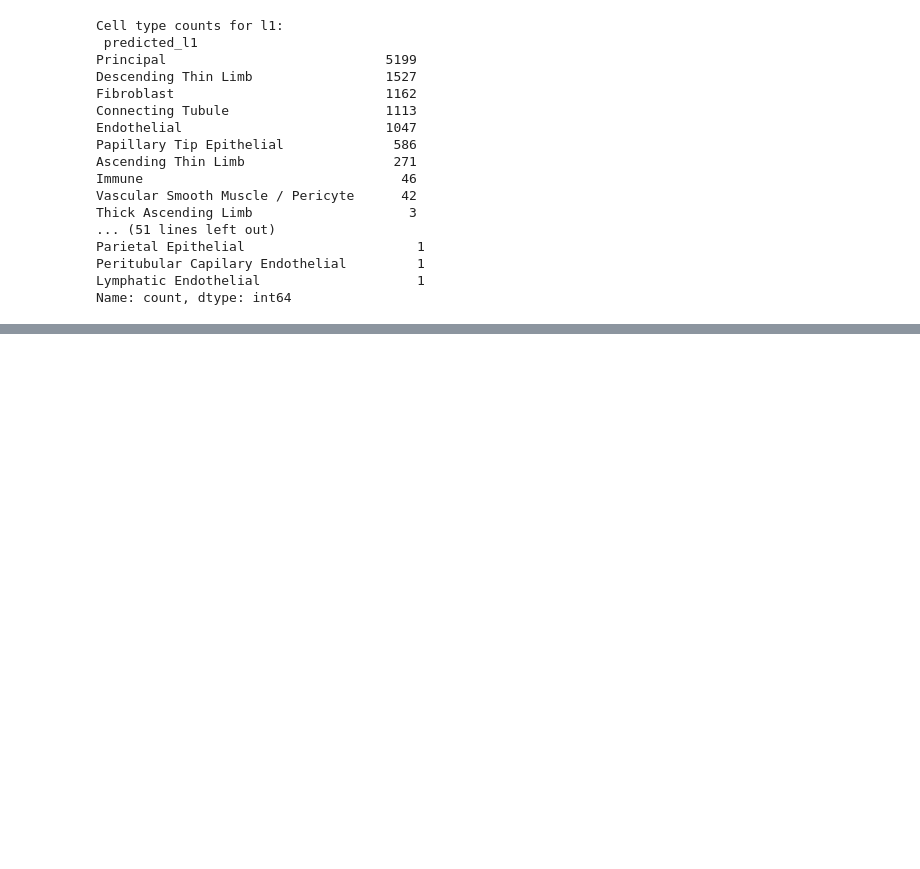
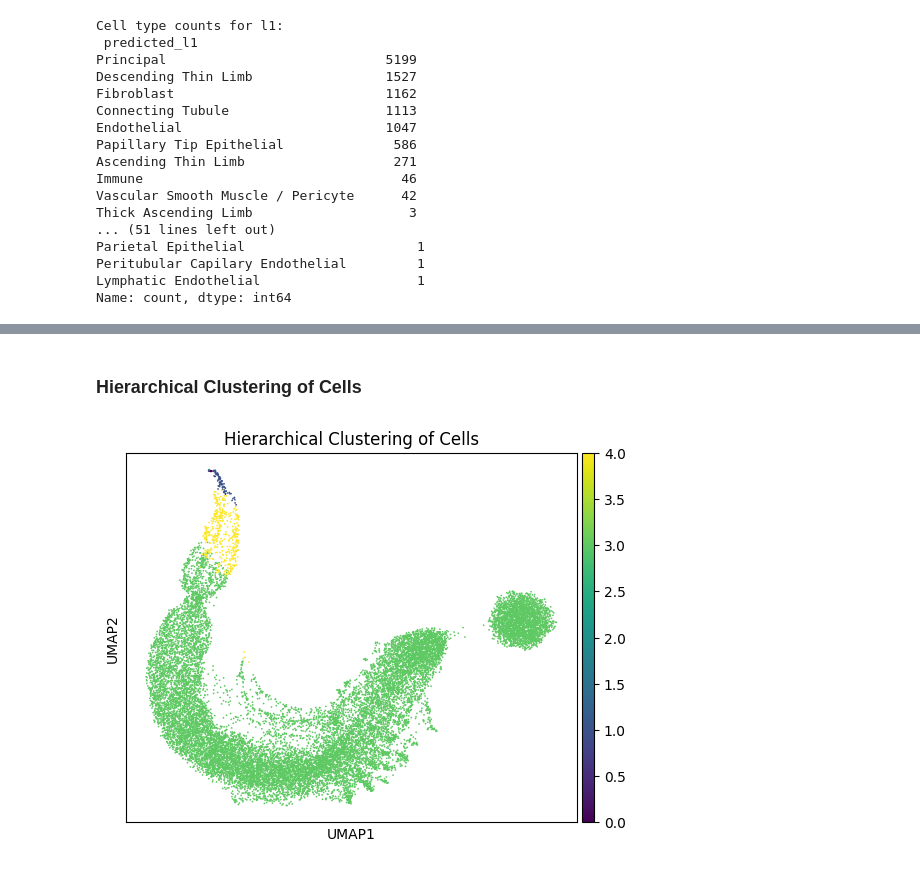
Before and after one commit to venky348/azimuth-cell-type-annotation, a Jupyter notebook: azimuth_cell_type_annotation.ipynb, the cells around one changed output, grey strips where cells are left out. Cells and saved outputs as stored; diff of their text form; code cells hidden in the pictures; blank space fills up the shorter version.

```diff
--- a/azimuth_cell_type_annotation.ipynb
+++ b/azimuth_cell_type_annotation.ipynb
@@ -215,0 +391,11 @@ sc.pl.pca_variance_ratio(adata, log=True, n_pcs=50)
+# %% [markdown]
+### Hierarchical Clustering of Cells
+# %%
+# Apply hierarchical clustering
+clustering = AgglomerativeClustering(n_clusters=5)
+adata.obs['cluster'] = clustering.fit_predict(adata.obsm['X_pca'])
+
+# Plot the clustering results
+sc.pl.umap(adata, color='cluster', title='Hierarchical Clustering of Cells', show=True)
+# %% [output]
+[figure, added]
```
Also changed, not shown: parts of 36 cells of this notebook, 5 other files.
